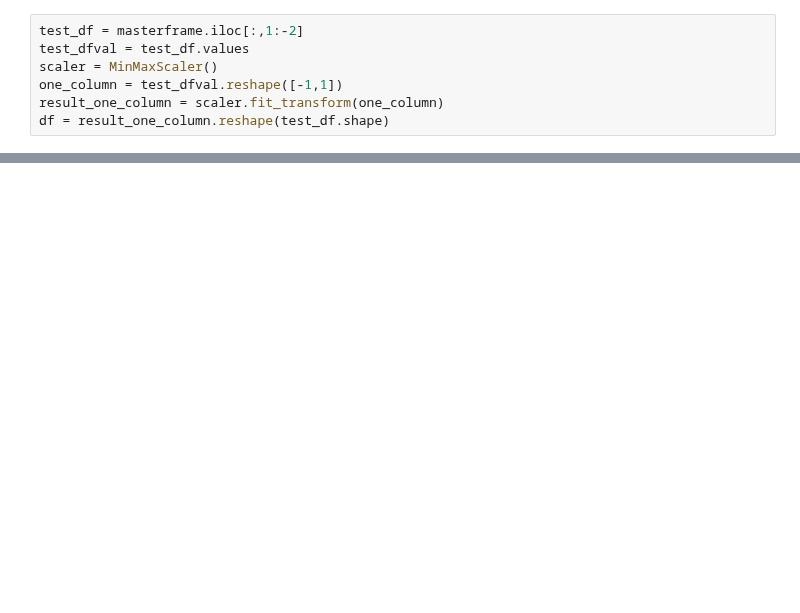
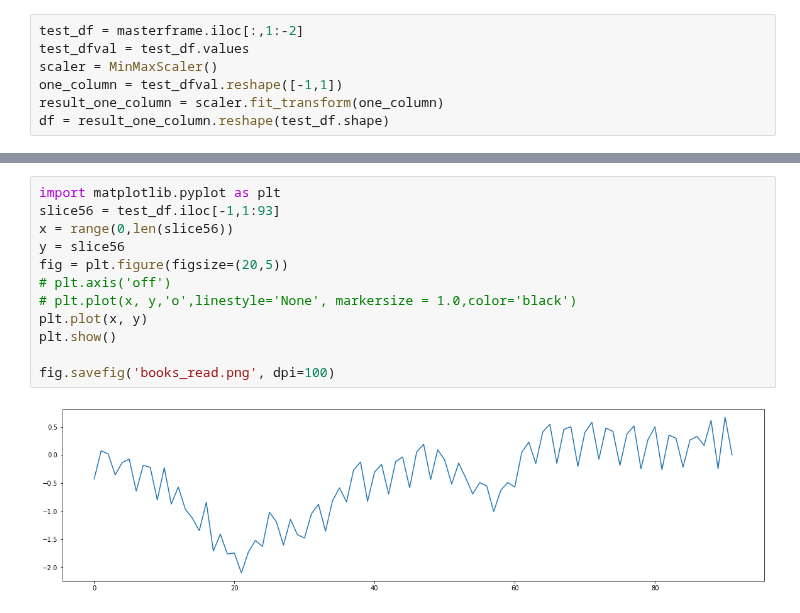
Before and after one commit to ai357060/flower, a Jupyter notebook: wm/model.ipynb, the cells around one changed output, grey strips where cells are left out. Cells and saved outputs as stored; diff of their text form; blank space fills up the shorter version.

```diff
--- a/wm/model.ipynb
+++ b/wm/model.ipynb
@@ -70,0 +84,14 @@ fig.savefig('books_read.png', dpi=100, bbox_inches='tight', pad_inches=0,transpa
+# %%
+import matplotlib.pyplot as plt
+slice56 = test_df.iloc[-1,1:93]
+x = range(0,len(slice56))
+y = slice56
+fig = plt.figure(figsize=(20,5))
+# plt.axis('off')
+# plt.plot(x, y,'o',linestyle='None', markersize = 1.0,color='black')
+plt.plot(x, y)
+plt.show()
+
+fig.savefig('books_read.png', dpi=100)
+# %% [output]
+[figure, added]
```
Also changed, not shown: parts of 12 cells of this notebook, 5 other files.
